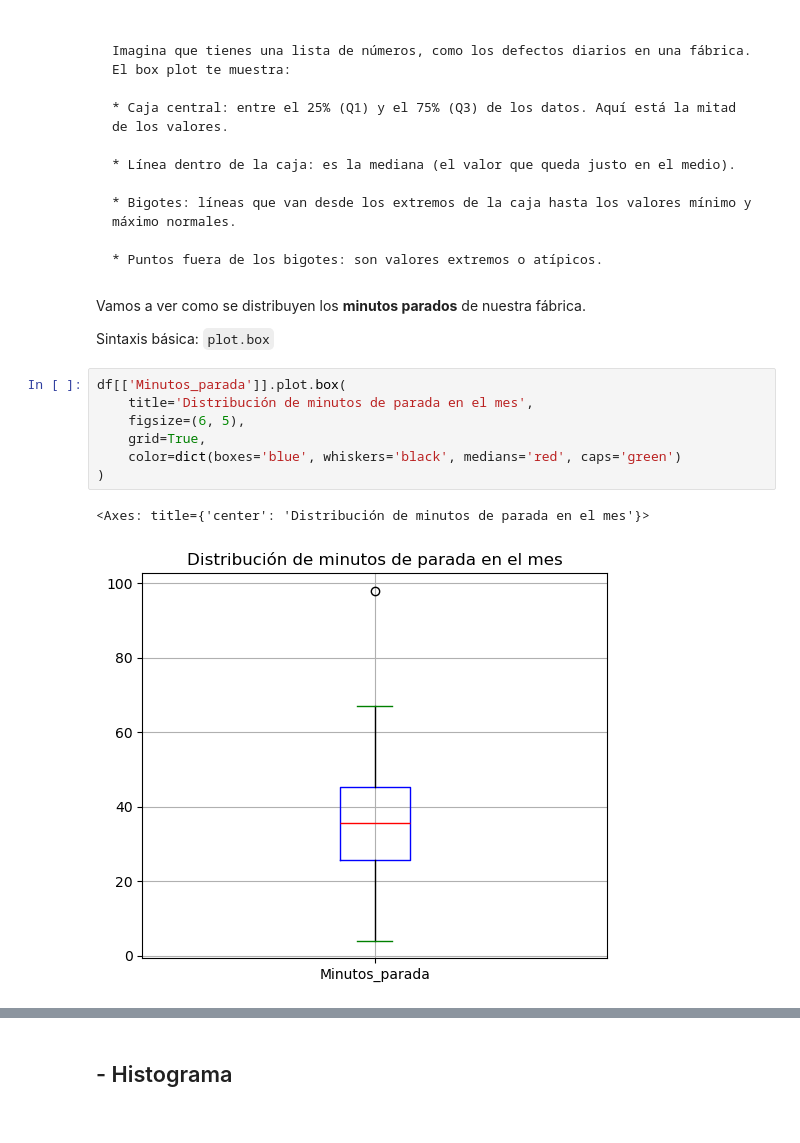
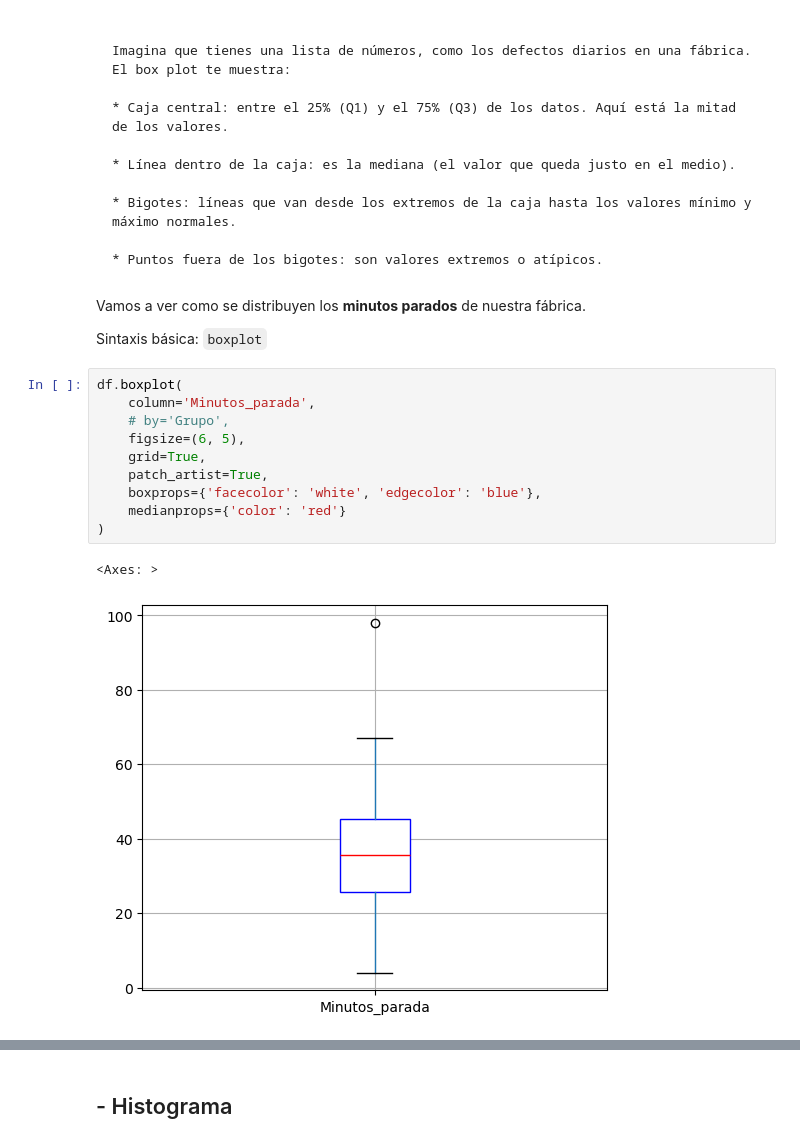
Before and after one commit to citius70/pandas-ticII-2BAC, a Jupyter notebook: _sources/7_dataframe_graficos_complejos.ipynb, the cells around one changed output, grey strips where cells are left out. Cells and saved outputs as stored; diff of their text form.

```diff
--- a/_sources/7_dataframe_graficos_complejos.ipynb
+++ b/_sources/7_dataframe_graficos_complejos.ipynb
@@ -269,17 +279,20 @@ Imagina que tienes una lista de números, como los defectos diarios en una fábr
 # %% [markdown]
 Vamos a ver como se distribuyen los **minutos parados** de nuestra fábrica.
 
-Sintaxis básica: `plot.box`
+Sintaxis básica: `boxplot`
-# %%
-df[['Minutos_parada']].plot.box(
-    title='Distribución de minutos de parada en el mes',
-    figsize=(6, 5),
-    grid=True,
-    color=dict(boxes='blue', whiskers='black', medians='red', caps='green')
-)
-# %% [output]
-<Axes: title={'center': 'Distribución de minutos de parada en el mes'}>
-[figure, removed]
+# %%
+df.boxplot(
+    column='Minutos_parada',
+    # by='Grupo',
+    figsize=(6, 5),
+    grid=True,
+    patch_artist=True,
+    boxprops={'facecolor': 'white', 'edgecolor': 'blue'},
+    medianprops={'color': 'red'}
+)
+# %% [output]
+<Axes: >
+[figure, added]
 # %%
 # Boxplot básico con pandas
 ax = df[['Minutos_parada']].plot.box(
```
Also changed, not shown: parts of 7 cells of this notebook, 36 other files.
